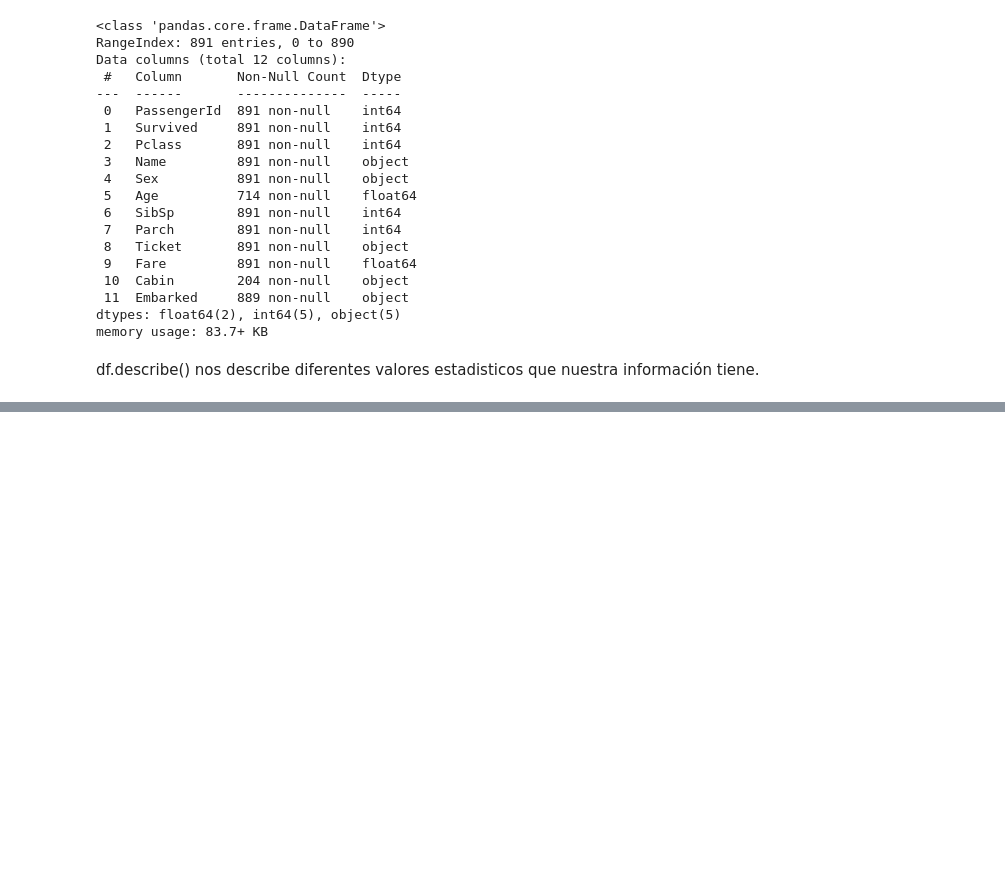
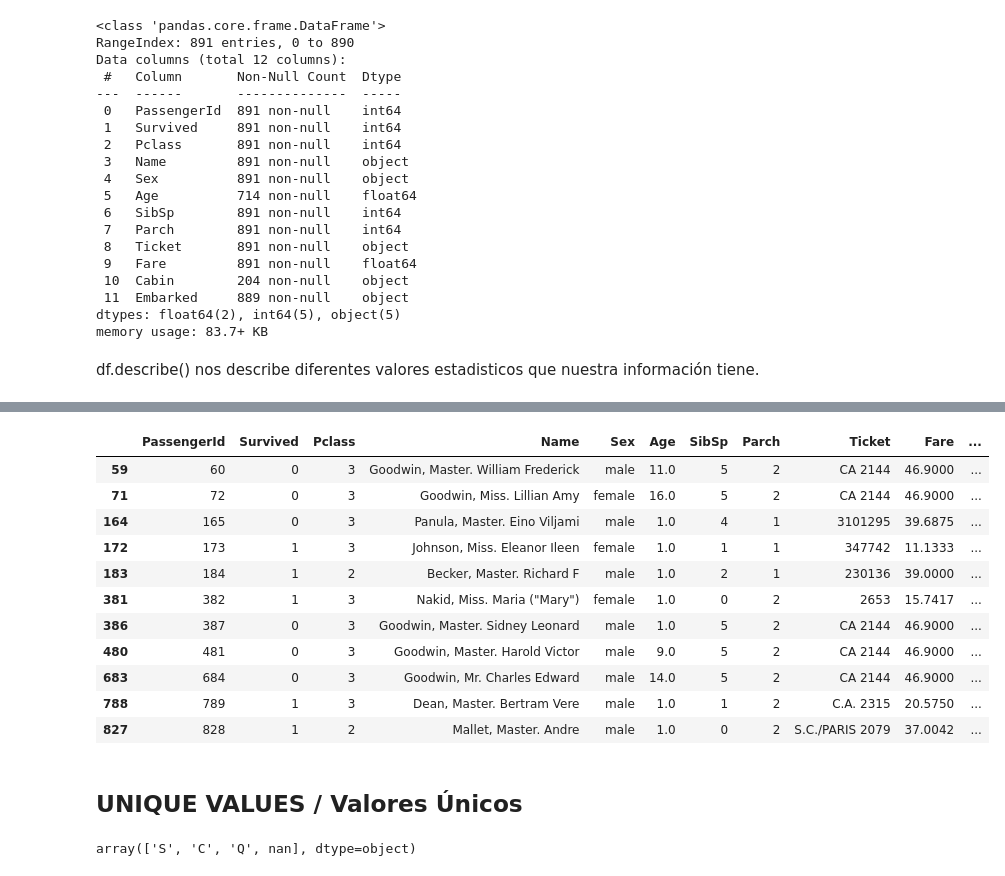
Before and after one commit to darklatiz/MathematicsForML, a Jupyter notebook: intro/udemy/machine/learning/pandas_intro.ipynb, the cells around one changed output, grey strips where cells are left out. Drawn from its saved outputs; the diff is of its cells as text; code cells hidden in the pictures; blank space fills up the shorter version.

```diff
--- a/intro/udemy/machine/learning/pandas_intro.ipynb
+++ b/intro/udemy/machine/learning/pandas_intro.ipynb
@@ -39,0 +188,21 @@ df.describe()
+# %%
+df.query('(Age == 1) | (SibSp == 5)')
+# %% [output]
+|  | PassengerId | Survived | Pclass | Name | Sex | Age | SibSp | Parch | Ticket | Fare | ... |
+| 59 | 60 | 0 | 3 | Goodwin, Master. William Frederick | male | 11.0 | 5 | 2 | CA 2144 | 46.9000 | ... |
+| 71 | 72 | 0 | 3 | Goodwin, Miss. Lillian Amy | female | 16.0 | 5 | 2 | CA 2144 | 46.9000 | ... |
+| 164 | 165 | 0 | 3 | Panula, Master. Eino Viljami | male | 1.0 | 4 | 1 | 3101295 | 39.6875 | ... |
+| 172 | 173 | 1 | 3 | Johnson, Miss. Eleanor Ileen | female | 1.0 | 1 | 1 | 347742 | 11.1333 | ... |
+| 183 | 184 | 1 | 2 | Becker, Master. Richard F | male | 1.0 | 2 | 1 | 230136 | 39.0000 | ... |
+| 381 | 382 | 1 | 3 | Nakid, Miss. Maria ("Mary") | female | 1.0 | 0 | 2 | 2653 | 15.7417 | ... |
+| 386 | 387 | 0 | 3 | Goodwin, Master. Sidney Leonard | male | 1.0 | 5 | 2 | CA 2144 | 46.9000 | ... |
+| 480 | 481 | 0 | 3 | Goodwin, Master. Harold Victor | male | 9.0 | 5 | 2 | CA 2144 | 46.9000 | ... |
+| 683 | 684 | 0 | 3 | Goodwin, Mr. Charles Edward | male | 14.0 | 5 | 2 | CA 2144 | 46.9000 | ... |
+| 788 | 789 | 1 | 3 | Dean, Master. Bertram Vere | male | 1.0 | 1 | 2 | C.A. 2315 | 20.5750 | ... |
+| 827 | 828 | 1 | 2 | Mallet, Master. Andre | male | 1.0 | 0 | 2 | S.C./PARIS 2079 | 37.0042 | ... |
+# %% [markdown]
+## UNIQUE VALUES / Valores Únicos
+# %%
+df['Embarked'].unique()
+# %% [output]
+array(['S', 'C', 'Q', nan], dtype=object)
```
Also changed, not shown: parts of 18 cells of this notebook.
